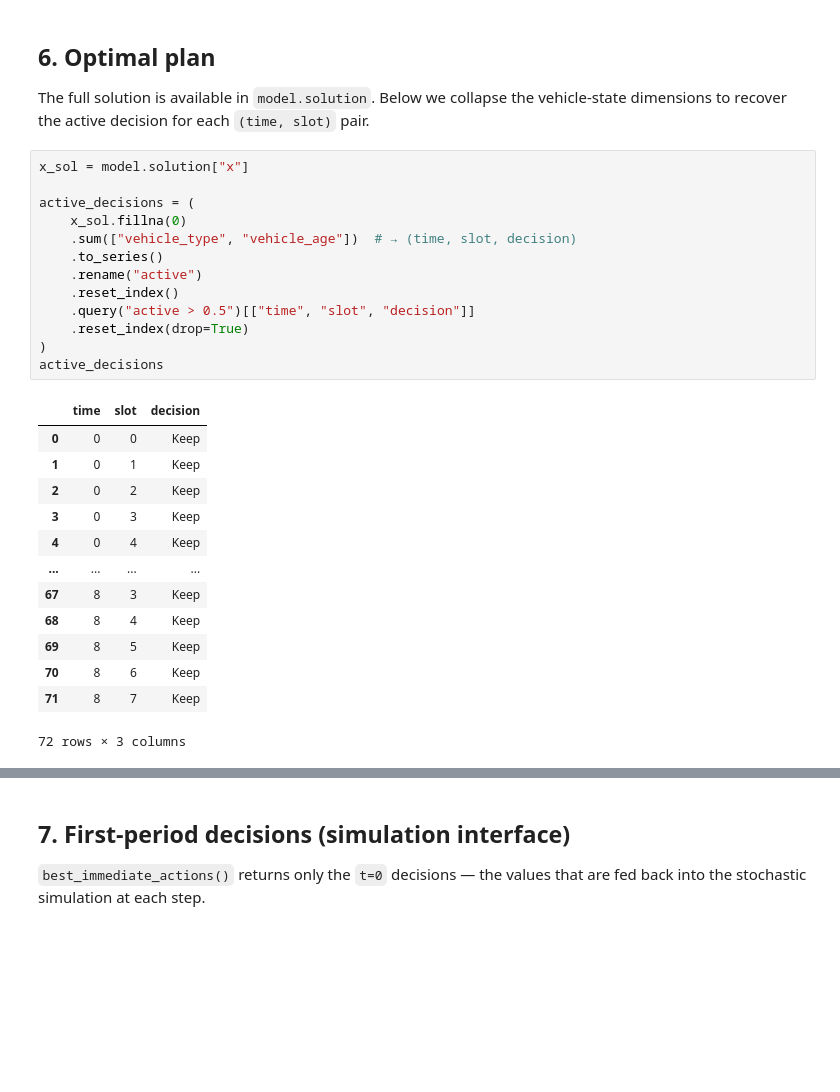
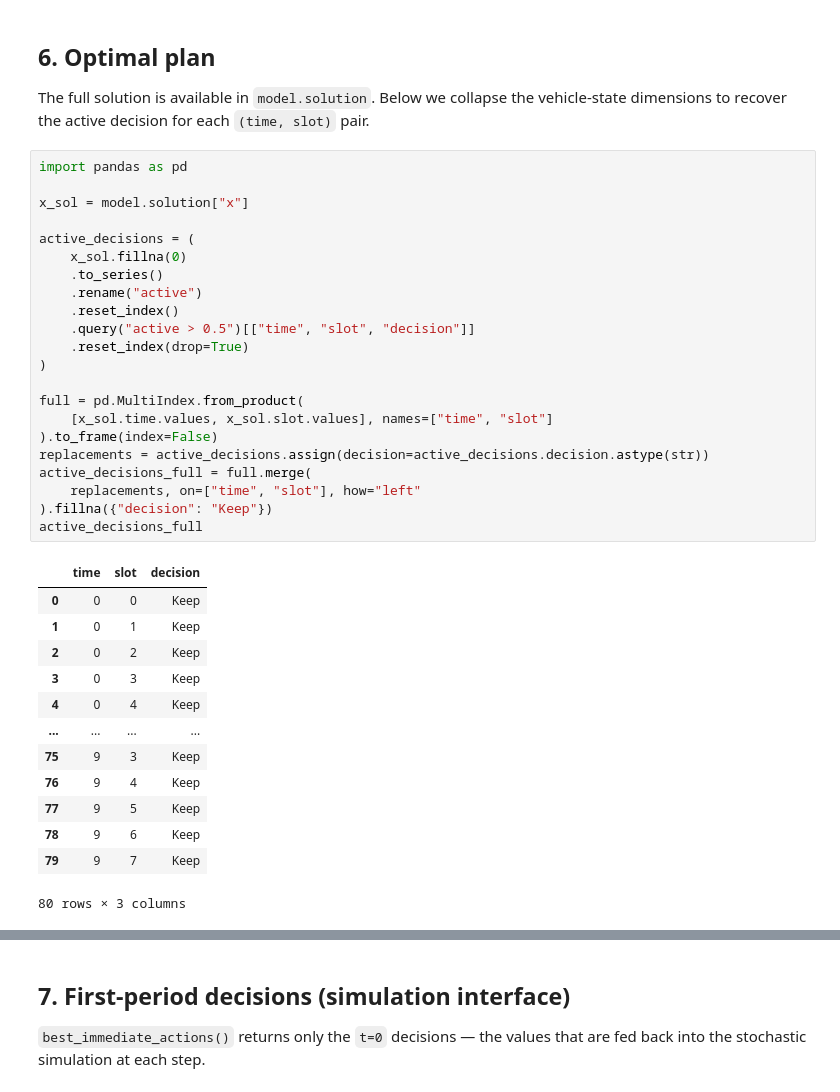
Before and after one commit to simfro/fleet-replacement, a Jupyter notebook: notebooks/linopy_model_usage.ipynb, the cells around one changed output, grey strips where cells are left out. Saved outputs shown, nothing was run; the diff lists cells and outputs as text; blank space fills up the shorter version.

```diff
--- a/notebooks/linopy_model_usage.ipynb
+++ b/notebooks/linopy_model_usage.ipynb
@@ -131,31 +130,40 @@ Objective value: 122541164.53943403
 ## 6. Optimal plan
 
 The full solution is available in `model.solution`. Below we collapse the vehicle-state dimensions to recover the active decision for each `(time, slot)` pair.
-# %%
-x_sol = model.solution["x"]
-
-active_decisions = (
-    x_sol.fillna(0)
-    .sum(["vehicle_type", "vehicle_age"])  # → (time, slot, decision)
-    .to_series()
-    .rename("active")
-    .reset_index()
-    .query("active > 0.5")[["time", "slot", "decision"]]
-    .reset_index(drop=True)
-)
-active_decisions
-# %% [output]
-|  | time | slot | decision |
-| 0 | 0 | 0 | Keep |
-| 1 | 0 | 1 | Keep |
-| 2 | 0 | 2 | Keep |
-| 3 | 0 | 3 | Keep |
-| 4 | 0 | 4 | Keep |
-| ... | ... | ... | ... |
-| 67 | 8 | 3 | Keep |
-| 68 | 8 | 4 | Keep |
-| 69 | 8 | 5 | Keep |
-| 70 | 8 | 6 | Keep |
-| 71 | 8 | 7 | Keep |
-72 rows × 3 columns
+# %%
+import pandas as pd
+
+x_sol = model.solution["x"]
+
+active_decisions = (
+    x_sol.fillna(0)
+    .to_series()
+    .rename("active")
+    .reset_index()
+    .query("active > 0.5")[["time", "slot", "decision"]]
+    .reset_index(drop=True)
+)
+
+full = pd.MultiIndex.from_product(
+    [x_sol.time.values, x_sol.slot.values], names=["time", "slot"]
+).to_frame(index=False)
+replacements = active_decisions.assign(decision=active_decisions.decision.astype(str))
+active_decisions_full = full.merge(
+    replacements, on=["time", "slot"], how="left"
+).fillna({"decision": "Keep"})
+active_decisions_full
+# %% [output]
+|  | time | slot | decision |
+| 0 | 0 | 0 | Keep |
+| 1 | 0 | 1 | Keep |
+| 2 | 0 | 2 | Keep |
+| 3 | 0 | 3 | Keep |
+| 4 | 0 | 4 | Keep |
+| ... | ... | ... | ... |
+| 75 | 9 | 3 | Keep |
+| 76 | 9 | 4 | Keep |
+| 77 | 9 | 5 | Keep |
+| 78 | 9 | 6 | Keep |
+| 79 | 9 | 7 | Keep |
+80 rows × 3 columns
 # %%
```
Also changed, not shown: parts of 5 cells of this notebook, 1 other file.
